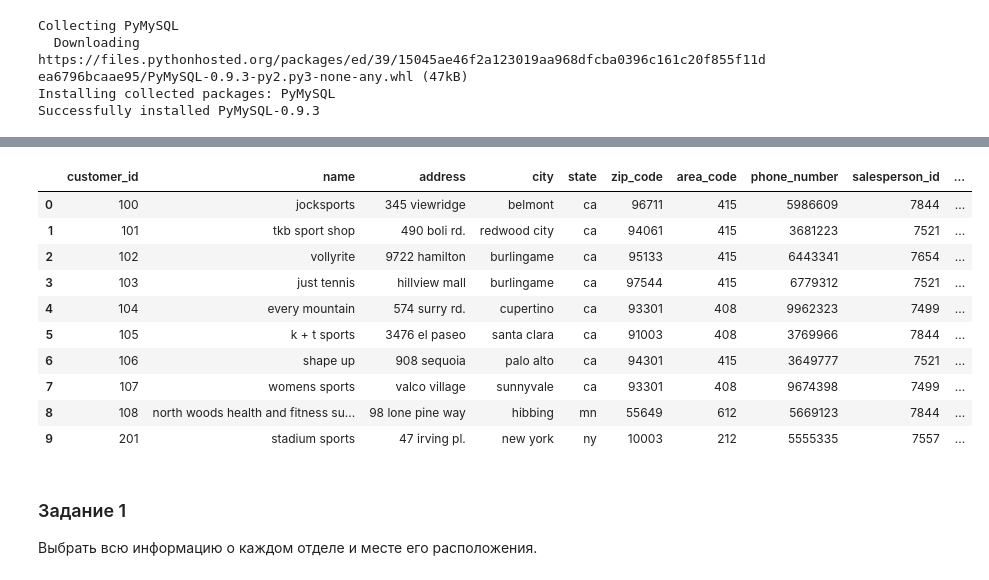
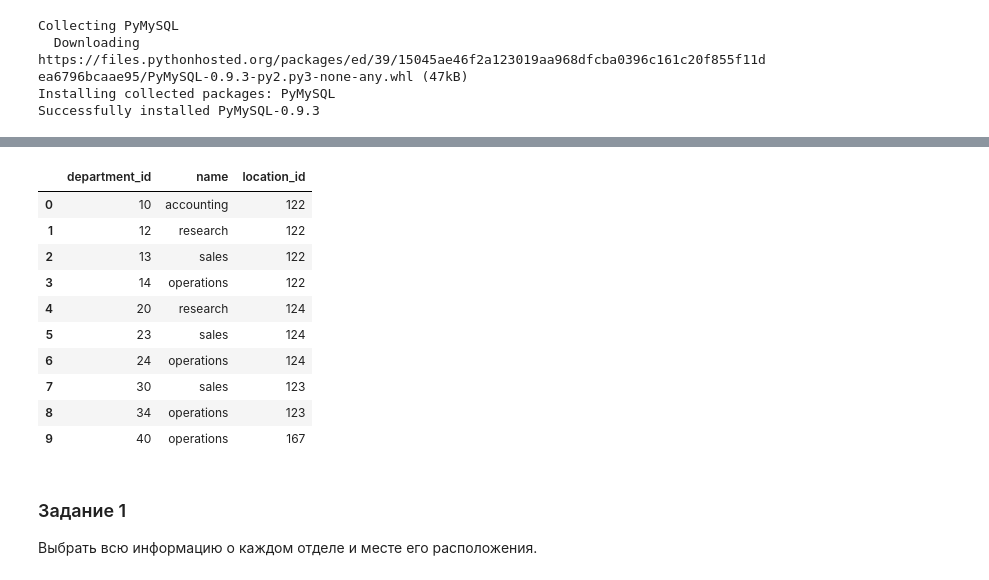
Before and after one commit to theysee/sberbank_reboot, a Jupyter notebook: Поток_3_Практика_к_занятию_5.ipynb, the cells around one changed output, grey strips where cells are left out. Drawn from its saved outputs; the diff is of its cells as text; code cells hidden in the pictures.

```diff
--- a/Поток_3_Практика_к_занятию_5.ipynb
+++ b/Поток_3_Практика_к_занятию_5.ipynb
@@ -36,19 +36,19 @@ DB_USER_PASSWORD = 'student_12'
 DB_NAME = 'sample_db'
 # %%
 conn = pymysql.connect(DB_HOST, DB_USER, DB_USER_PASSWORD, DB_NAME)
-pd.read_sql_query("select * from customer", conn).head(10)
+pd.read_sql_query("select * from department", conn).head(10)
 # %% [output]
-|  | customer_id | name | address | city | state | zip_code | area_code | phone_number | salesperson_id | ... |
-| 0 | 100 | jocksports | 345 viewridge | belmont | ca | 96711 | 415 | 5986609 | 7844 | ... |
-| 1 | 101 | tkb sport shop | 490 boli rd. | redwood city | ca | 94061 | 415 | 3681223 | 7521 | ... |
-| 2 | 102 | vollyrite | 9722 hamilton | burlingame | ca | 95133 | 415 | 6443341 | 7654 | ... |
-| 3 | 103 | just tennis | hillview mall | burlingame | ca | 97544 | 415 | 6779312 | 7521 | ... |
-| 4 | 104 | every mountain | 574 surry rd. | cupertino | ca | 93301 | 408 | 9962323 | 7499 | ... |
-| 5 | 105 | k + t sports | 3476 el paseo | santa clara | ca | 91003 | 408 | 3769966 | 7844 | ... |
-| 6 | 106 | shape up | 908 sequoia | palo alto | ca | 94301 | 415 | 3649777 | 7521 | ... |
-| 7 | 107 | womens sports | valco village | sunnyvale | ca | 93301 | 408 | 9674398 | 7499 | ... |
-| 8 | 108 | north woods health and fitness su... | 98 lone pine way | hibbing | mn | 55649 | 612 | 5669123 | 7844 | ... |
-| 9 | 201 | stadium sports | 47 irving pl. | new york | ny | 10003 | 212 | 5555335 | 7557 | ... |
+|  | department_id | name | location_id |
+| 0 | 10 | accounting | 122 |
+| 1 | 12 | research | 122 |
+| 2 | 13 | sales | 122 |
+| 3 | 14 | operations | 122 |
+| 4 | 20 | research | 124 |
+| 5 | 23 | sales | 124 |
+| 6 | 24 | operations | 124 |
+| 7 | 30 | sales | 123 |
+| 8 | 34 | operations | 123 |
+| 9 | 40 | operations | 167 |
 # %% [markdown]
 ### Задание 1
 Выбрать всю информацию о каждом отделе и месте его расположения.
```
Also changed, not shown: parts of 8 cells of this notebook.
